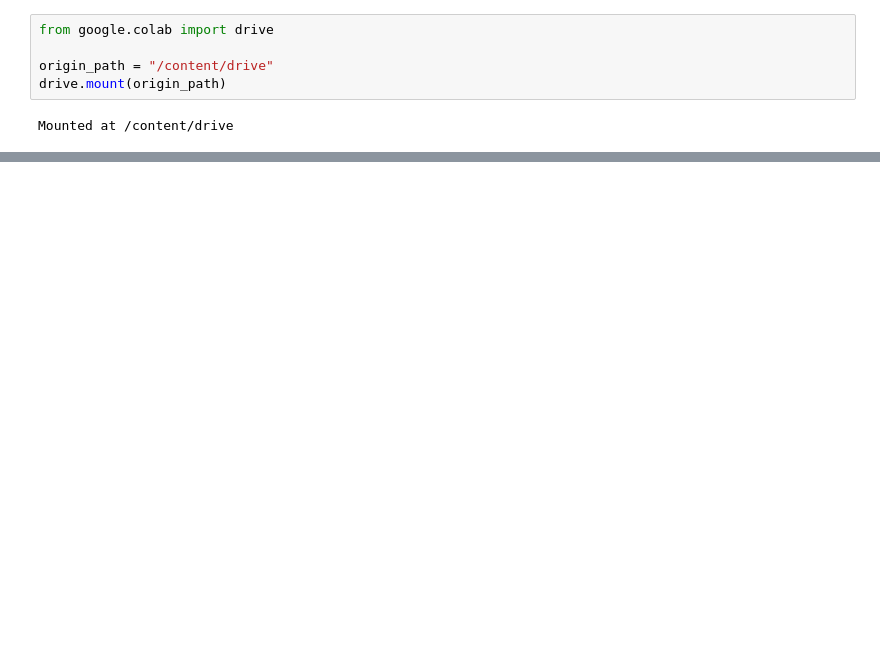
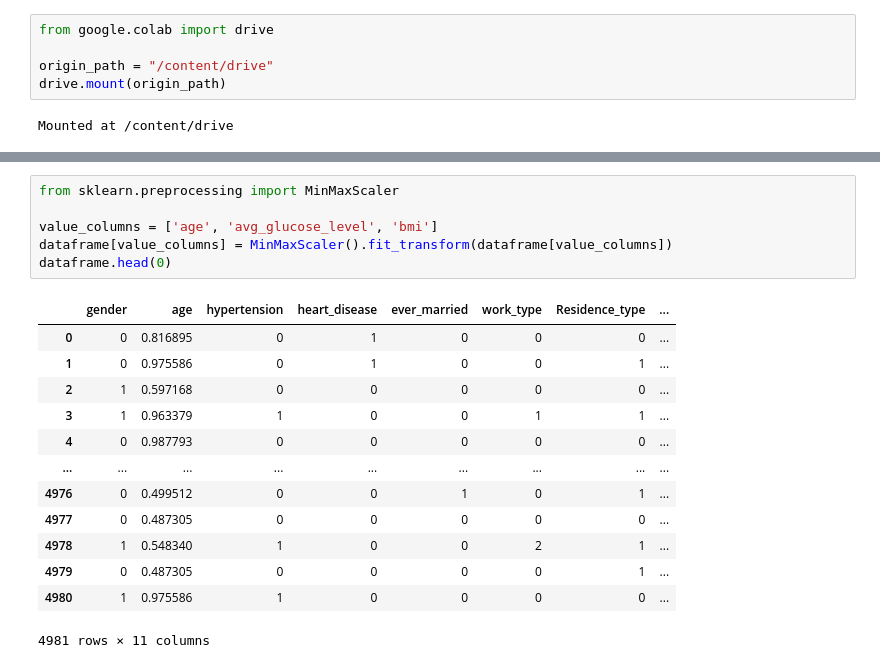
Before and after one commit to oktaviacitra/classification, a Jupyter notebook: StrokePrediction.ipynb, the cells around one changed output, grey strips where cells are left out. Drawn from its saved outputs; the diff is of its cells as text; blank space fills up the shorter version.

Commit message:
add preprocessing data mechanism

```diff
--- a/StrokePrediction.ipynb
+++ b/StrokePrediction.ipynb
@@ -30,0 +27,20 @@ dataframe
+# %%
+from sklearn.preprocessing import MinMaxScaler
+
+value_columns = ['age', 'avg_glucose_level', 'bmi']
+dataframe[value_columns] = MinMaxScaler().fit_transform(dataframe[value_columns])
+dataframe.head(0)
+# %% [output]
+|  | gender | age | hypertension | heart_disease | ever_married | work_type | Residence_type | ... |
+| 0 | 0 | 0.816895 | 0 | 1 | 0 | 0 | 0 | ... |
+| 1 | 0 | 0.975586 | 0 | 1 | 0 | 0 | 1 | ... |
+| 2 | 1 | 0.597168 | 0 | 0 | 0 | 0 | 0 | ... |
+| 3 | 1 | 0.963379 | 1 | 0 | 0 | 1 | 1 | ... |
+| 4 | 0 | 0.987793 | 0 | 0 | 0 | 0 | 0 | ... |
+| ... | ... | ... | ... | ... | ... | ... | ... | ... |
+| 4976 | 0 | 0.499512 | 0 | 0 | 1 | 0 | 1 | ... |
+| 4977 | 0 | 0.487305 | 0 | 0 | 0 | 0 | 0 | ... |
+| 4978 | 1 | 0.548340 | 1 | 0 | 0 | 2 | 1 | ... |
+| 4979 | 0 | 0.487305 | 0 | 0 | 0 | 0 | 1 | ... |
+| 4980 | 1 | 0.975586 | 1 | 0 | 0 | 0 | 0 | ... |
+4981 rows × 11 columns
```
Also changed, not shown: parts of 4 cells of this notebook.
